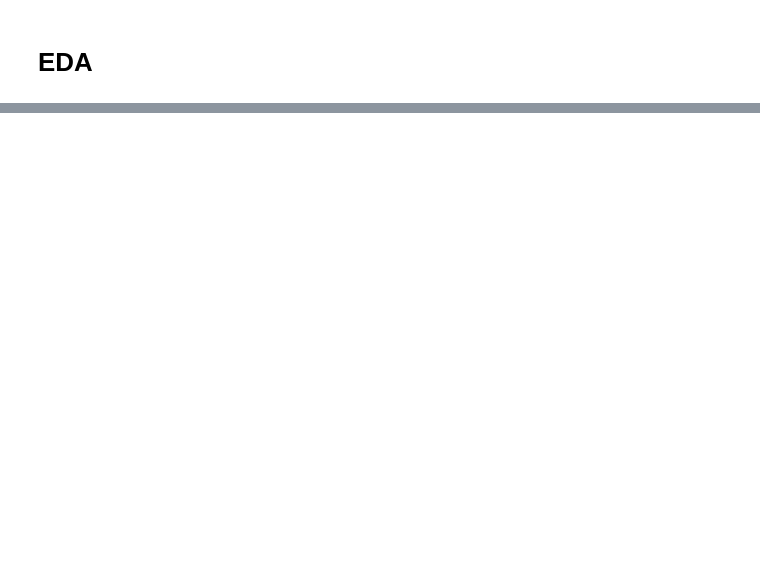
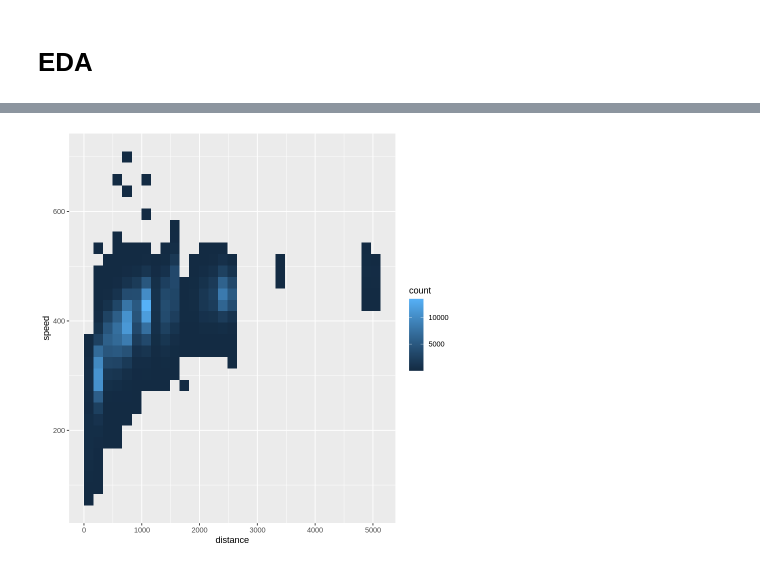
Before and after one commit to ambujtewari/stats306-winter2022, a Jupyter notebook: Lecture11.ipynb, the cells around one changed output, grey strips where cells are left out. Saved outputs shown, nothing was run; the diff lists cells and outputs as text; code cells hidden in the pictures; blank space fills up the shorter version.

```diff
--- a/Lecture11.ipynb
+++ b/Lecture11.ipynb
@@ -475,4 +490,5 @@ Note that the `speed` (in m.p.h.) variable has been computed using `distance` (i
 mutate(flights, speed = 60*distance/air_time) %>%
     select(speed, distance) %>%
     ggplot(mapping = aes(x = distance, y = speed)) +
-        geom_hex()
+        geom_bin2d()
+# %% [output]
@@ -478,0 +497 @@ mutate(flights, speed = 60*distance/air_time) %>%
+[figure, added]
```
Also changed, not shown: parts of 7 cells of this notebook.
